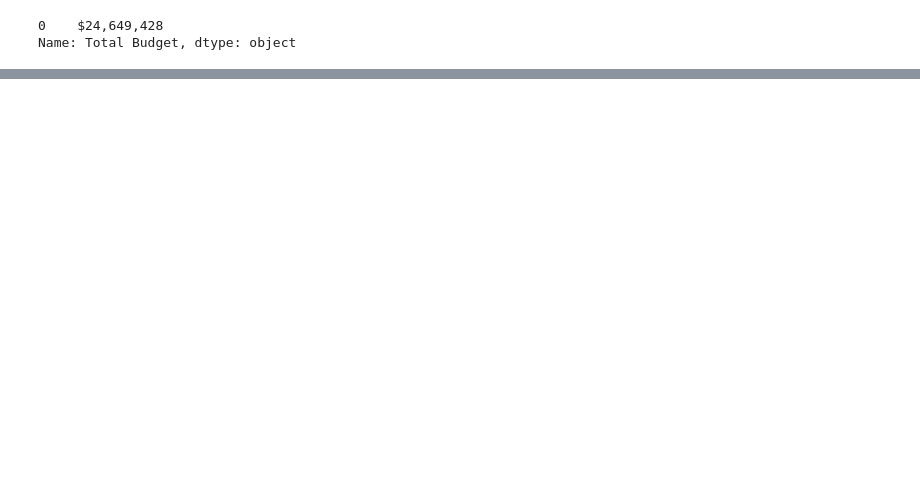
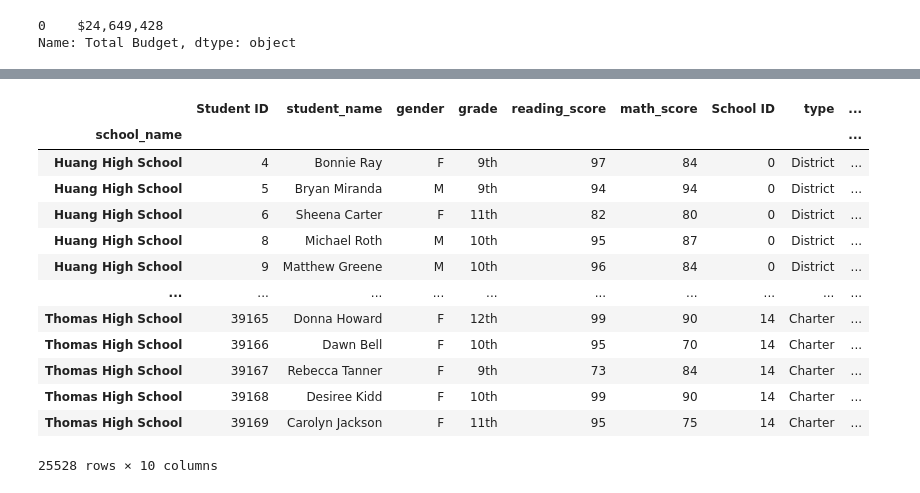
Before and after one commit to Tsoggy/School_District_Analysis, a Jupyter notebook: PyCitySchools.ipynb, the cells around one changed output, grey strips where cells are left out. Cells and saved outputs as stored; diff of their text form; code cells hidden in the pictures; blank space fills up the shorter version.

```diff
--- a/PyCitySchools.ipynb
+++ b/PyCitySchools.ipynb
@@ -379,0 +710,3 @@ district_summary_df
+# %%
+per_school_math_reading = school_data_complete_df[(school_data_complete_df["math_score"] >= 70) & (school_data_complete_df["reading_score"]>=70)]
+per_school_math_reading.head()
@@ -379,0 +720,19 @@ district_summary_df
+# %%
+per_passing_math_reading = per_school_math_reading.set_index(["school_name"])
+# %%
+per_passing_math_reading
+# %% [output]
+|  | Student ID | student_name | gender | grade | reading_score | math_score | School ID | type | ... |
+| school_name |  |  |  |  |  |  |  |  | ... |
+| Huang High School | 4 | Bonnie Ray | F | 9th | 97 | 84 | 0 | District | ... |
+| Huang High School | 5 | Bryan Miranda | M | 9th | 94 | 94 | 0 | District | ... |
+| Huang High School | 6 | Sheena Carter | F | 11th | 82 | 80 | 0 | District | ... |
+| Huang High School | 8 | Michael Roth | M | 10th | 95 | 87 | 0 | District | ... |
+| Huang High School | 9 | Matthew Greene | M | 10th | 96 | 84 | 0 | District | ... |
+| ... | ... | ... | ... | ... | ... | ... | ... | ... | ... |
+| Thomas High School | 39165 | Donna Howard | F | 12th | 99 | 90 | 14 | Charter | ... |
+| Thomas High School | 39166 | Dawn Bell | F | 10th | 95 | 70 | 14 | Charter | ... |
+| Thomas High School | 39167 | Rebecca Tanner | F | 9th | 73 | 84 | 14 | Charter | ... |
+| Thomas High School | 39168 | Desiree Kidd | F | 10th | 99 | 90 | 14 | Charter | ... |
+| Thomas High School | 39169 | Carolyn Jackson | F | 11th | 95 | 75 | 14 | Charter | ... |
+25528 rows × 10 columns
```
Also changed, not shown: parts of 39 cells of this notebook.
